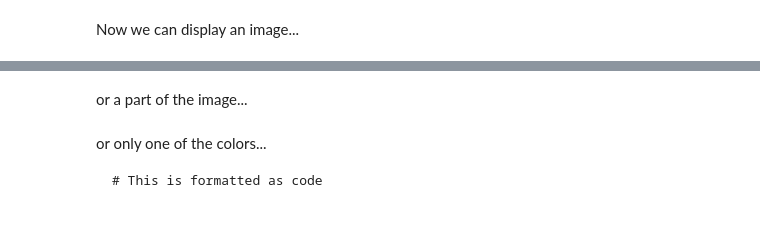
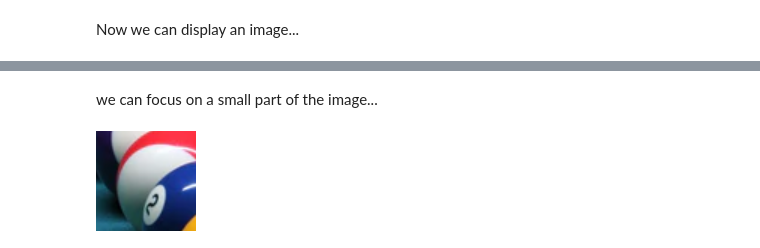
Before and after one commit to GabiShahmayster/AiForKids, a Jupyter notebook: display_an_image.ipynb, the cells around one changed output, grey strips where cells are left out. Cells and saved outputs as stored; diff of their text form; code cells hidden in the pictures.

````diff
--- a/display_an_image.ipynb
+++ b/display_an_image.ipynb
@@ -43,7 +28,7 @@ Now we can display an image...
 # prompt: display an image using opencv
 
 # Load the image using cv2.imread()
-image = cv2.imread('/content/19.jpg')
+image = cv2.imread('/content/ball.png')
 
 # Check if the image was loaded successfully
 if image is None:
@@ -54,2 +46,2 @@ else:
 # %% [markdown]
-or a part of the image...
+we can focus on a small part of the image...
@@ -58,8 +48,5 @@ cv2_imshow(image[100:200,:100])
-# %% [markdown]
-or only one of the colors...
-
-```
-# This is formatted as code
-```
-# %%
-image[:,:,2] = 0
+# %%
+image_crop = image[150:250,150:250]
+cv2_imshow(image_crop)
+# %% [output]
+[figure, added]
````
Also changed, not shown: parts of 7 cells of this notebook.
